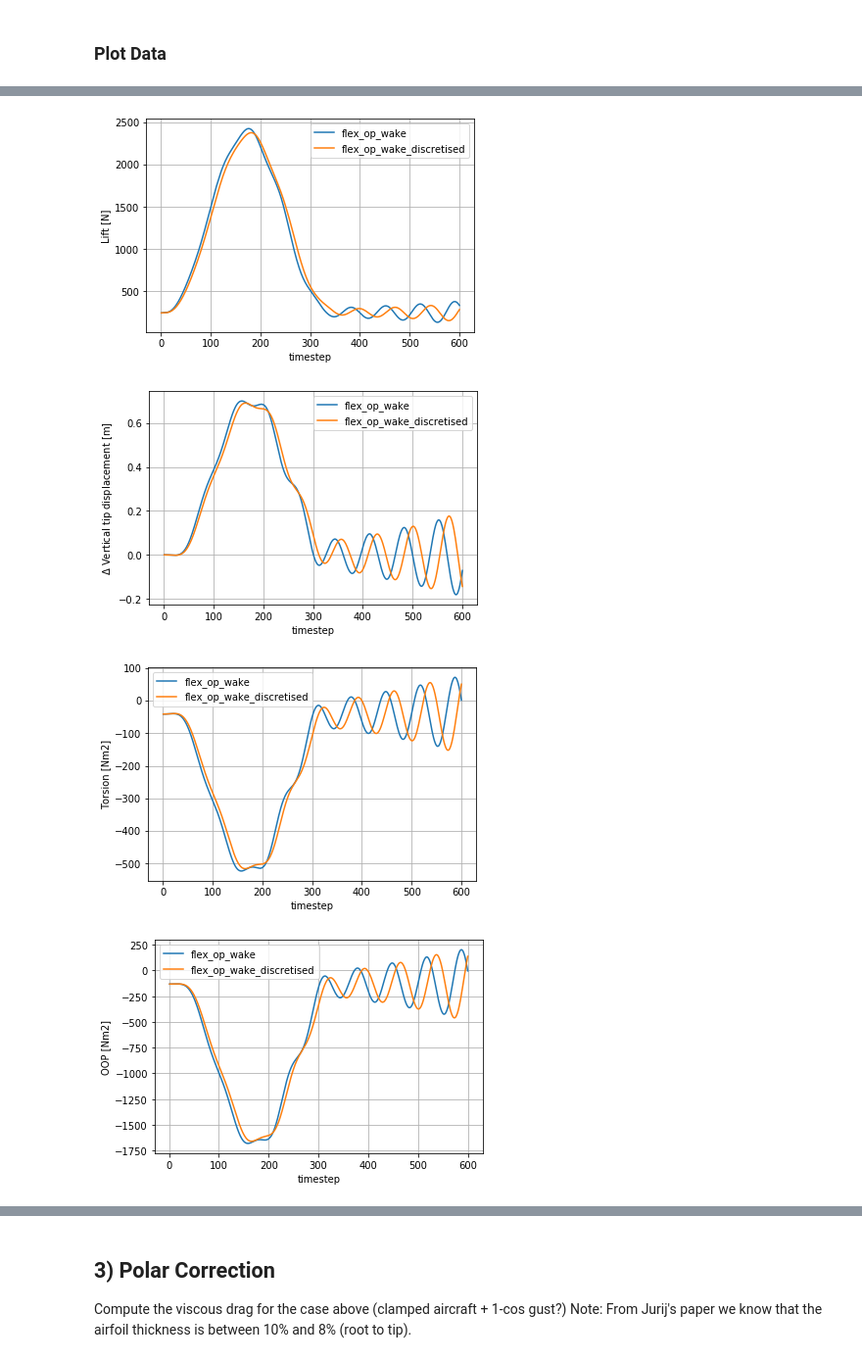
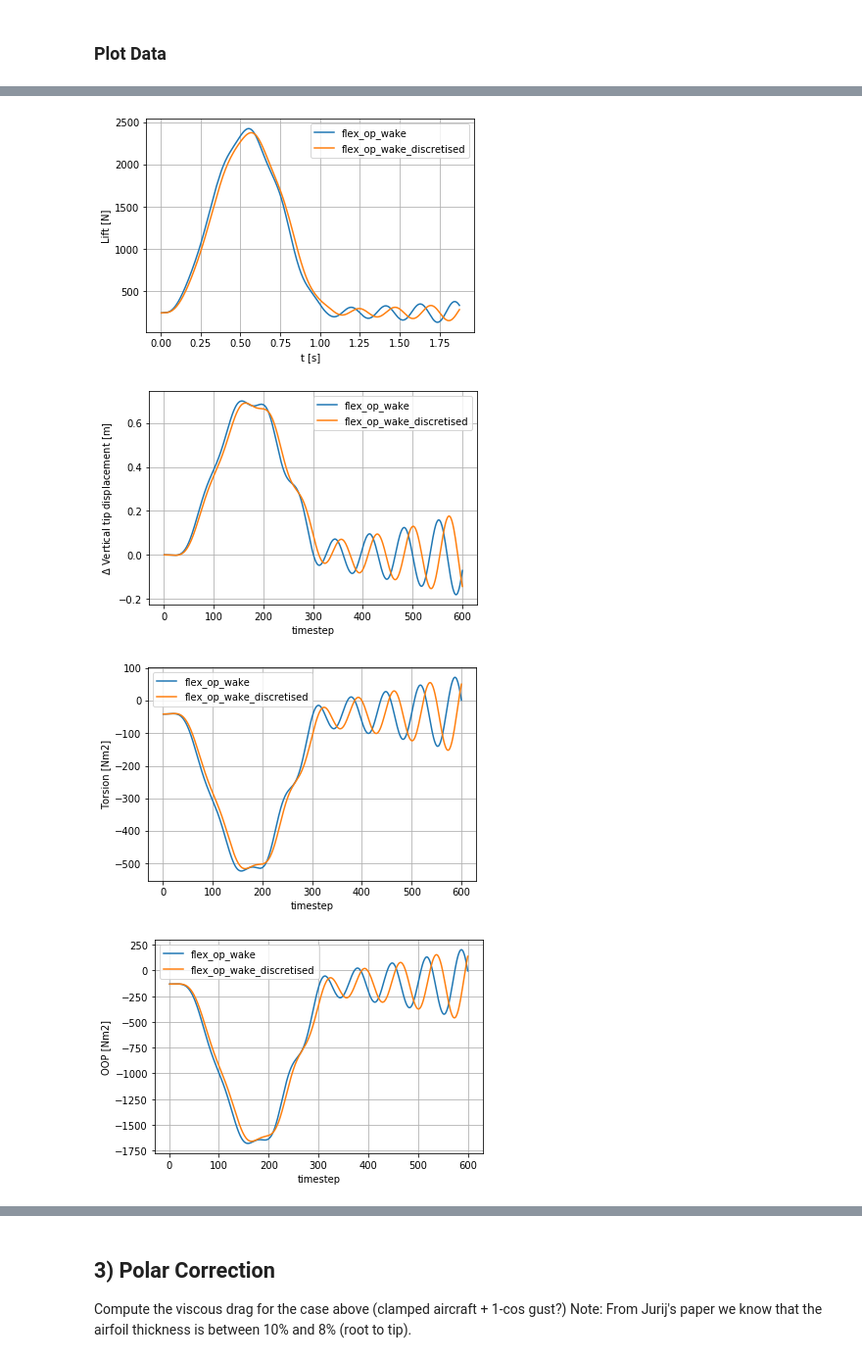
Before and after one commit to sduess/demonstrator_uvlm_enhenacements, a Jupyter notebook: 02_data_visualization/SciTech_plots.ipynb, the cells around one changed output, grey strips where cells are left out. Shown at 98% size. Saved outputs shown, nothing was run; the diff lists cells and outputs as text; code cells hidden in the pictures.

```diff
--- a/02_data_visualization/SciTech_plots.ipynb
+++ b/02_data_visualization/SciTech_plots.ipynb
@@ -37,26 +66,35 @@ df_tud = pd.read_csv(file,skiprows = 2, header = None, sep = ";")
 # %%
 # Get Data from SHARPy
 # index 0: 1g index 1: 5g
-list_case_names = ['flex_op_lifting']
+# list_case_names =  ['tailored_wing_only_lifting_horseshoe']
+# ['reference_wing_only_lifting', 'tailored_wing_only_lifting']##['flex_op_structure']#['flex_op_lifting'] # ['test_flex_op_lifting', 'flex_op_lifting']
+list_case_names = ['reference_wing_only_lifting_horseshoe']
 list_lift_distribution = []
 num_cases = len(list_case_names)
 list_hd_files_verification = []
 
-
-
 for case in list_case_names:
-    file = '../02_data_visualization/output/%s/savedata/%s.data.h5' % (case, case)
+    # file = '../02_data_visualization/output/%s/savedata/%s.data.h5' % (case, case)
+    file = '../01_case_files/output/%s/savedata/%s.data.h5' % (case, case)
     list_hd_files_verification.append(h5.File(file, 'r'))
-    df_lift_distribution = pd.read_csv('../02_data_visualization/output/%s/lift_distribution_0.csv'%(case))
-
-    node_tip_left = np.argmax(np.array(list_hd_files_verification[0]['data']['structure']['timestep_info']['00000']['postproc_cell']['coords_a'])[:,1])
+    #print(list_hd_files_verification[0]['data']['structure']['timestep_info']['00000']['pos'].keys())
+    #df_lift_distribution = pd.read_csv('../02_data_visualization/output/%s/lift_distribution_0.csv'%(case))
+    df_lift_distribution = pd.read_csv('../01_case_files/output/%s/lift_distribution_0.csv'%(case))
+    node_tip_left = np.argmax(np.array(list_hd_files_verification[0]['data']['structure']['timestep_info']['00000']['pos'])[:,1])
+    # node_tip_left = np.argmax(np.array(list_hd_files_verification[0]['data']['structure']['timestep_info']['00000']['postproc_cell']['coords_a'])[:,1])
     list_lift_distribution.append(df_lift_distribution[['y', 'z' ,'fz', 'cl']].iloc[:node_tip_left,:])
-
+print(list_hd_files_verification[0]['data']['aero']['timestep_info']['00000']['zeta']['_as_array'])
 
 # Get spanwise torsion and deformation
 matrix_spanwise_loads = np.zeros((num_cases, node_tip_left, 6))
 matrix_spanwise_oop_deformation = np.zeros((num_cases, node_tip_left))
-for i_node in range(node_tip_left):
-    for icase in range(num_cases):
+matrix_spanwise_torsional_deformation = np.zeros((num_cases, node_tip_left))
+matrix_spanwise_lift_expressed_as_dL_over_ds = np.zeros((num_cases, node_tip_left))
+print(node_tip_left)
+for icase in range(num_cases):
+    for i_node in range(node_tip_left):
+        # print(i_node)
         matrix_spanwise_loads[icase, i_node,:] = np.array(list_hd_files_verification[icase]['data']['structure']['timestep_info']['00000']['postproc_cell']['loads'])[i_node,:]
-        matrix_spanwise_oop_deformation[icase, i_node] = np.array(list_hd_files_verification[icase]['data']['structure']['timestep_info']['00000']['postproc_cell']['coords_a'])[i_node,2]
+        matrix_spanwise_oop_deformation[icase, i_node] = np.array(list_hd_files_verification[icase]['data']['structure']['timestep_info']['00000']['pos'])[i_node,2]
+        matrix_spanwise_torsional_deformation[icase, i_node] = calculate_torsional_deformation(np.array(list_hd_files_verification[icase]['data']['aero']['timestep_info']['00000']['zeta']['_as_array'])[0, :,:, i_node])
+    matrix_spanwise_torsional_deformation[icase, :] -= matrix_spanwise_torsional_deformation[icase, 0]
@@ -134,35 +240,41 @@ for case in list_case_names:
 # Setup Parameter
 ts_max = 600
 n_surfaces = 4 #include tail
-list_time_steps_str = list(list_hd_files[1]['data']['aero']['timestep_info'].keys())[1:ts_max + 1]
+list_time_steps_str = list(list_hd_files[0]['data']['aero']['timestep_info'].keys())[1:ts_max + 1]
 list_time_steps_int = [int(ts) for ts in list_time_steps_str]
+dt = float(str(np.array(list_hd_files[0]['data']['settings']['DynamicCoupled']['dt'])))
+u_inf = float(str(np.array(list_hd_files_verification[0]['data']['settings']['DynamicCoupled']['aero_solver_settings']['velocity_field_input']['u_inf'])))
+chord_root =  0.471
+# ToDo: use MAC instead of chord root
+time = np.array(list_time_steps_int)  * dt
+nondim_time = time * u_inf /  chord_root
 # %%
 # Get Data
 matrix_lift_steady = np.zeros((num_cases, ts_max))
 matrix_tip_displacement = np.zeros((num_cases, ts_max))
 matrix_root_loads = np.zeros((num_cases, ts_max, 6))
 node_tip_left = np.argmax(np.array(list_hd_files[0]['data']['structure']['timestep_info']['00079']['pos'])[:,1])
 node_root = 0
 for counter, ts_str in enumerate(list_time_steps_str):
     for icase in range(num_cases):
         matrix_lift_steady[icase, counter] = np.array(list_hd_files[icase]['data']['structure']['timestep_info'][ts_str]['total_forces'])[2]
         matrix_tip_displacement[icase, counter] = np.array(list_hd_files[icase]['data']['structure']['timestep_info'][ts_str]['pos'])[node_tip_left, 2] # 1:= y_coordinate
         matrix_root_loads[icase, counter,:] = np.array(list_hd_files[icase]['data']['structure']['timestep_info'][ts_str]['postproc_cell']['loads'])[node_root,:]
 
 matrix_tip_displacement[0, :] -= matrix_tip_displacement[0, 0]
 matrix_tip_displacement[1, :] -= matrix_tip_displacement[1, 0]
 
 # Generate Plots
 # C_L over time
-plot_data(list_time_steps_int, matrix_lift_steady, list_case_names, "timestep", "Lift [N]")
+plot_data(time, matrix_lift_steady, list_case_names, "t [s]", "Lift [N]")
 # tip displacement over time
 plot_data(list_time_steps_int, matrix_tip_displacement, list_case_names, "timestep", "$\Delta$ Vertical tip displacement [m]")
 # Loads at Root
 ylabels = ['Torsion [Nm2]', 'OOP [Nm2]', 'IP [Nm2]']
 for i in range(3):
     plot_data(list_time_steps_int, matrix_root_loads[:,:,3 + i], list_case_names, "timestep", ylabels[i])
 # %% [output]
-[figure, old version]
+[figure, new version]
 [figure]
 [figure]
 [figure]
```
Also changed, not shown: parts of 15 cells of this notebook.
